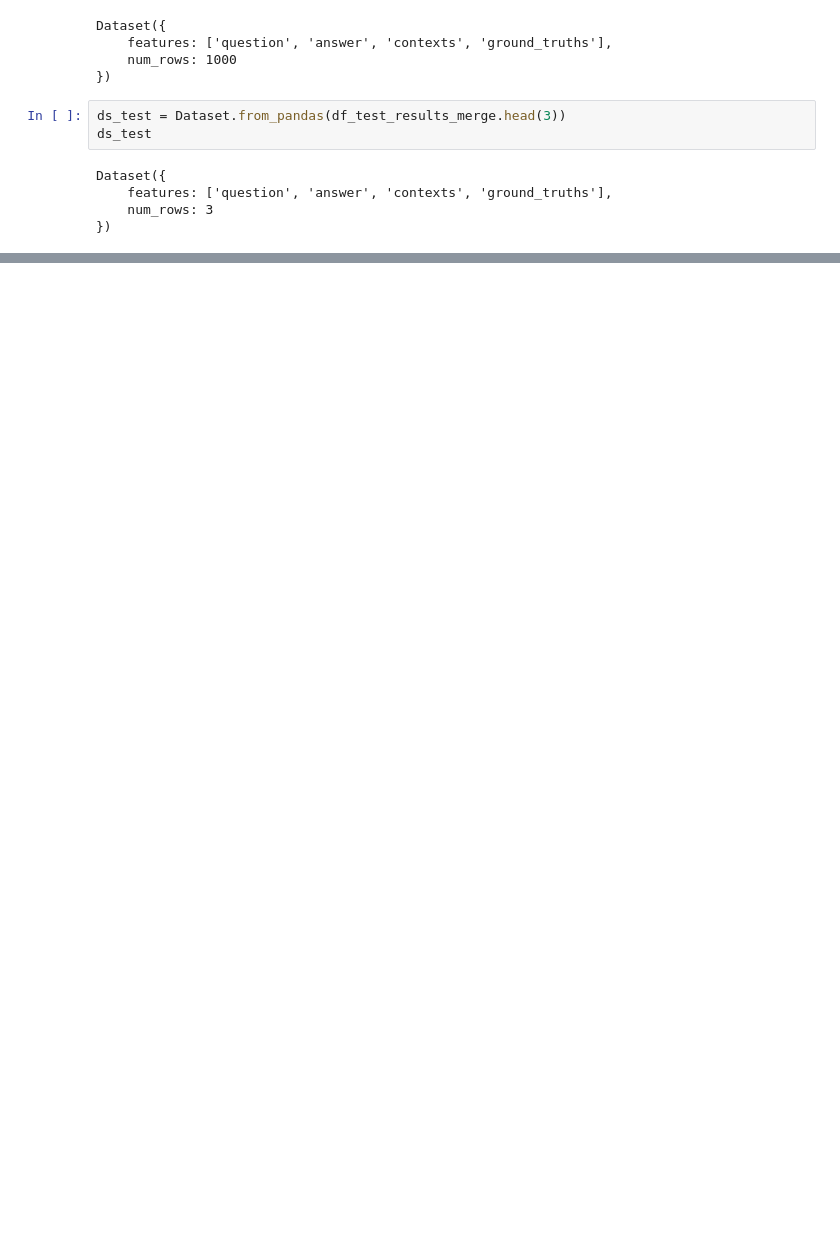
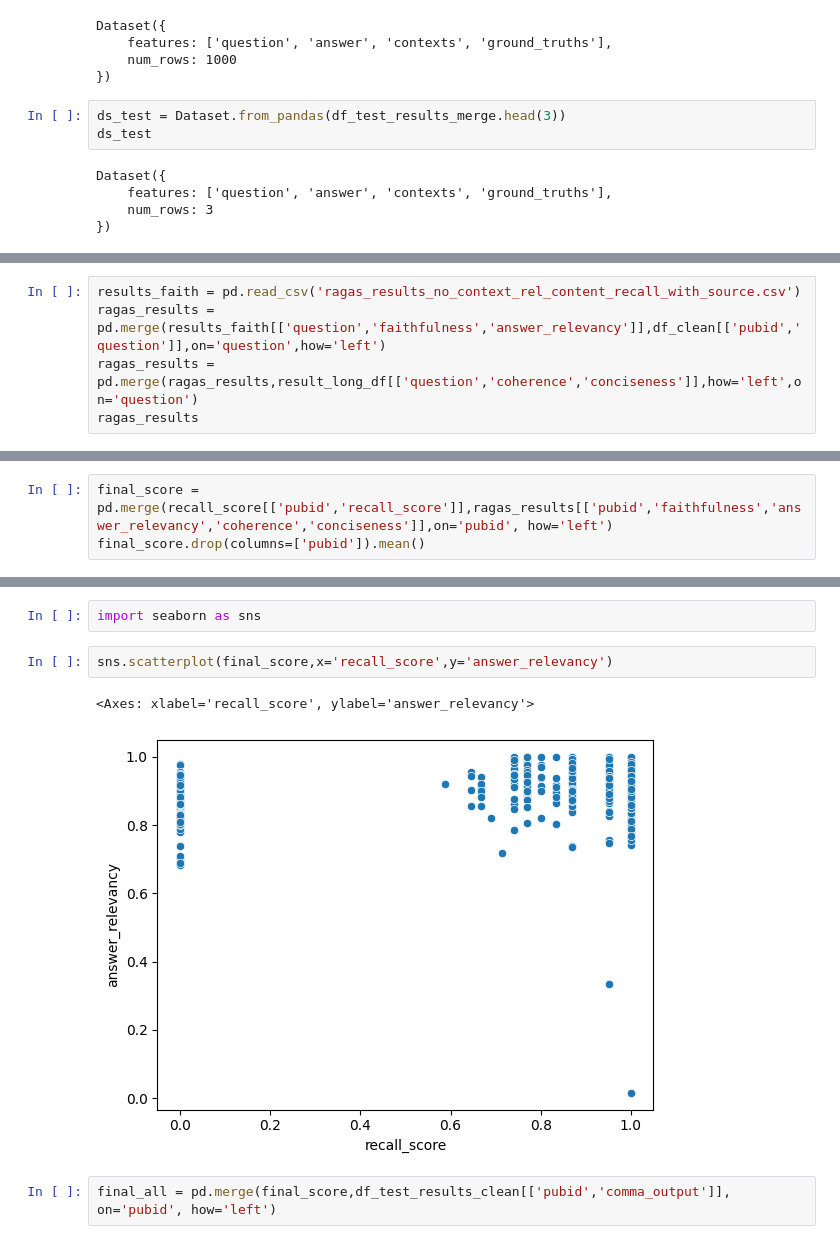
Before and after one commit to OctoConsulting/comma-chameleons, a Jupyter notebook: Experiments/Testing/hello_ragas.ipynb, the cells around one changed output, grey strips where cells are left out. Cells and saved outputs as stored; diff of their text form; blank space fills up the shorter version.

```diff
--- a/Experiments/Testing/hello_ragas.ipynb
+++ b/Experiments/Testing/hello_ragas.ipynb
@@ -191,0 +283,5 @@ evaluating with [harmfulness]
+# %%
+results_faith = pd.read_csv('ragas_results_no_context_rel_content_recall_with_source.csv')
+ragas_results = pd.merge(results_faith[['question','faithfulness','answer_relevancy']],df_clean[['pubid','question']],on='question',how='left')
+ragas_results = pd.merge(ragas_results,result_long_df[['question','coherence','conciseness']],how='left',on='question')
+ragas_results
@@ -191,0 +302,3 @@ evaluating with [harmfulness]
+# %%
+final_score = pd.merge(recall_score[['pubid','recall_score']],ragas_results[['pubid','faithfulness','answer_relevancy','coherence','conciseness']],on='pubid', how='left')
+final_score.drop(columns=['pubid']).mean()
@@ -191,0 +334,9 @@ evaluating with [harmfulness]
+# %%
+import seaborn as sns
+# %%
+sns.scatterplot(final_score,x='recall_score',y='answer_relevancy')
+# %% [output]
+<Axes: xlabel='recall_score', ylabel='answer_relevancy'>
+[figure, added]
+# %%
+final_all = pd.merge(final_score,df_test_results_clean[['pubid','comma_output']], on='pubid', how='left')
```
Also changed, not shown: parts of 19 cells of this notebook, 6 other files.
